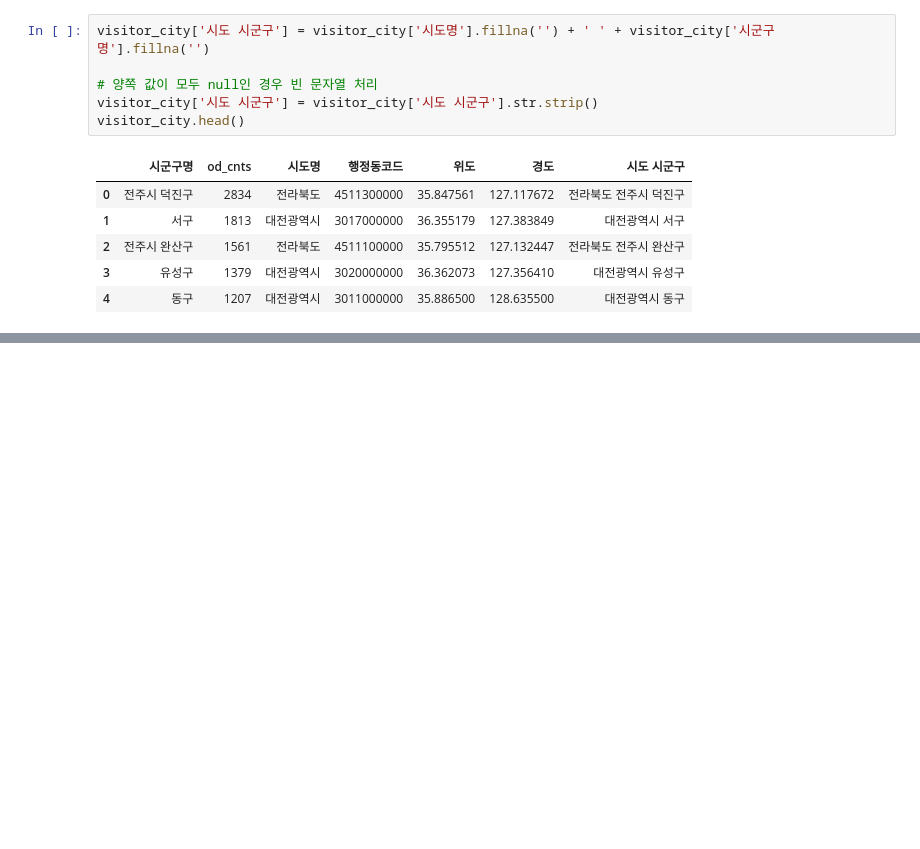
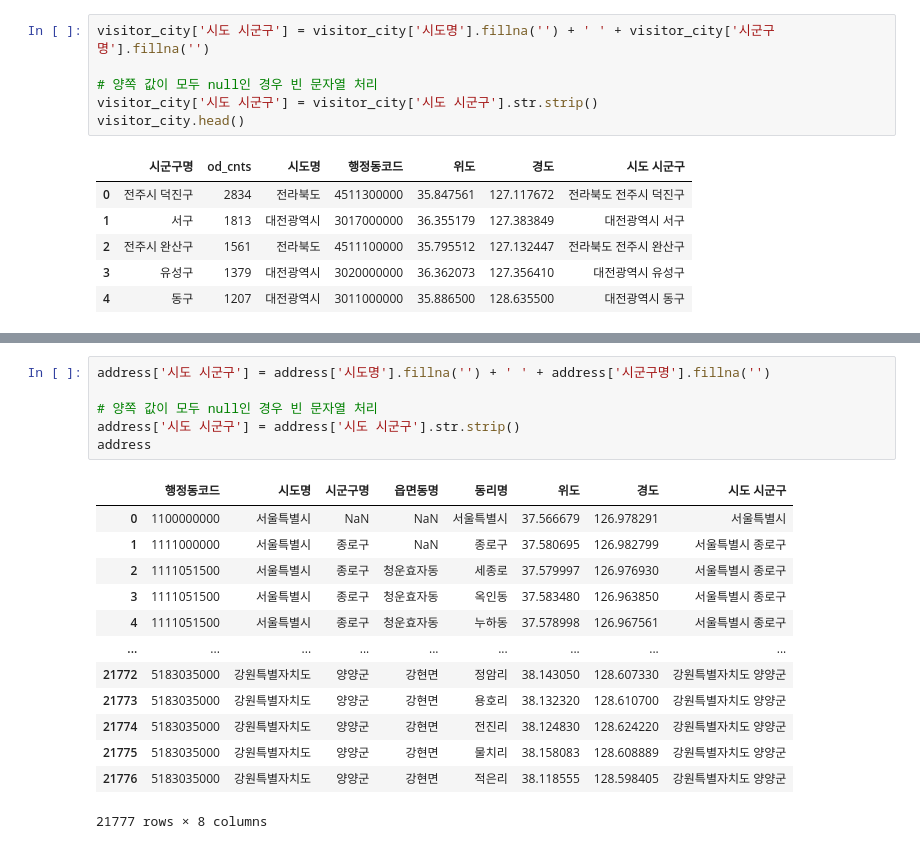
Before and after one commit to NongShiN/2024_bigcontest_muju_festival_shuttle_bus, a Jupyter notebook: best_shuttle_bus_route.ipynb, the cells around one changed output, grey strips where cells are left out. Drawn from its saved outputs; the diff is of its cells as text; blank space fills up the shorter version.

```diff
--- a/best_shuttle_bus_route.ipynb
+++ b/best_shuttle_bus_route.ipynb
@@ -650,0 +26,20 @@ KeyboardInterrupt:
+# %%
+address['시도 시군구'] = address['시도명'].fillna('') + ' ' + address['시군구명'].fillna('')
+
+# 양쪽 값이 모두 null인 경우 빈 문자열 처리
+address['시도 시군구'] = address['시도 시군구'].str.strip()
+address
+# %% [output]
+|  | 행정동코드 | 시도명 | 시군구명 | 읍면동명 | 동리명 | 위도 | 경도 | 시도 시군구 |
+| 0 | 1100000000 | 서울특별시 | NaN | NaN | 서울특별시 | 37.566679 | 126.978291 | 서울특별시 |
+| 1 | 1111000000 | 서울특별시 | 종로구 | NaN | 종로구 | 37.580695 | 126.982799 | 서울특별시 종로구 |
+| 2 | 1111051500 | 서울특별시 | 종로구 | 청운효자동 | 세종로 | 37.579997 | 126.976930 | 서울특별시 종로구 |
+| 3 | 1111051500 | 서울특별시 | 종로구 | 청운효자동 | 옥인동 | 37.583480 | 126.963850 | 서울특별시 종로구 |
+| 4 | 1111051500 | 서울특별시 | 종로구 | 청운효자동 | 누하동 | 37.578998 | 126.967561 | 서울특별시 종로구 |
+| ... | ... | ... | ... | ... | ... | ... | ... | ... |
+| 21772 | 5183035000 | 강원특별자치도 | 양양군 | 강현면 | 정암리 | 38.143050 | 128.607330 | 강원특별자치도 양양군 |
+| 21773 | 5183035000 | 강원특별자치도 | 양양군 | 강현면 | 용호리 | 38.132320 | 128.610700 | 강원특별자치도 양양군 |
+| 21774 | 5183035000 | 강원특별자치도 | 양양군 | 강현면 | 전진리 | 38.124830 | 128.624220 | 강원특별자치도 양양군 |
+| 21775 | 5183035000 | 강원특별자치도 | 양양군 | 강현면 | 물치리 | 38.158083 | 128.608889 | 강원특별자치도 양양군 |
+| 21776 | 5183035000 | 강원특별자치도 | 양양군 | 강현면 | 적은리 | 38.118555 | 128.598405 | 강원특별자치도 양양군 |
+21777 rows × 8 columns
```
Also changed, not shown: parts of 51 cells of this notebook, 3 other files.
